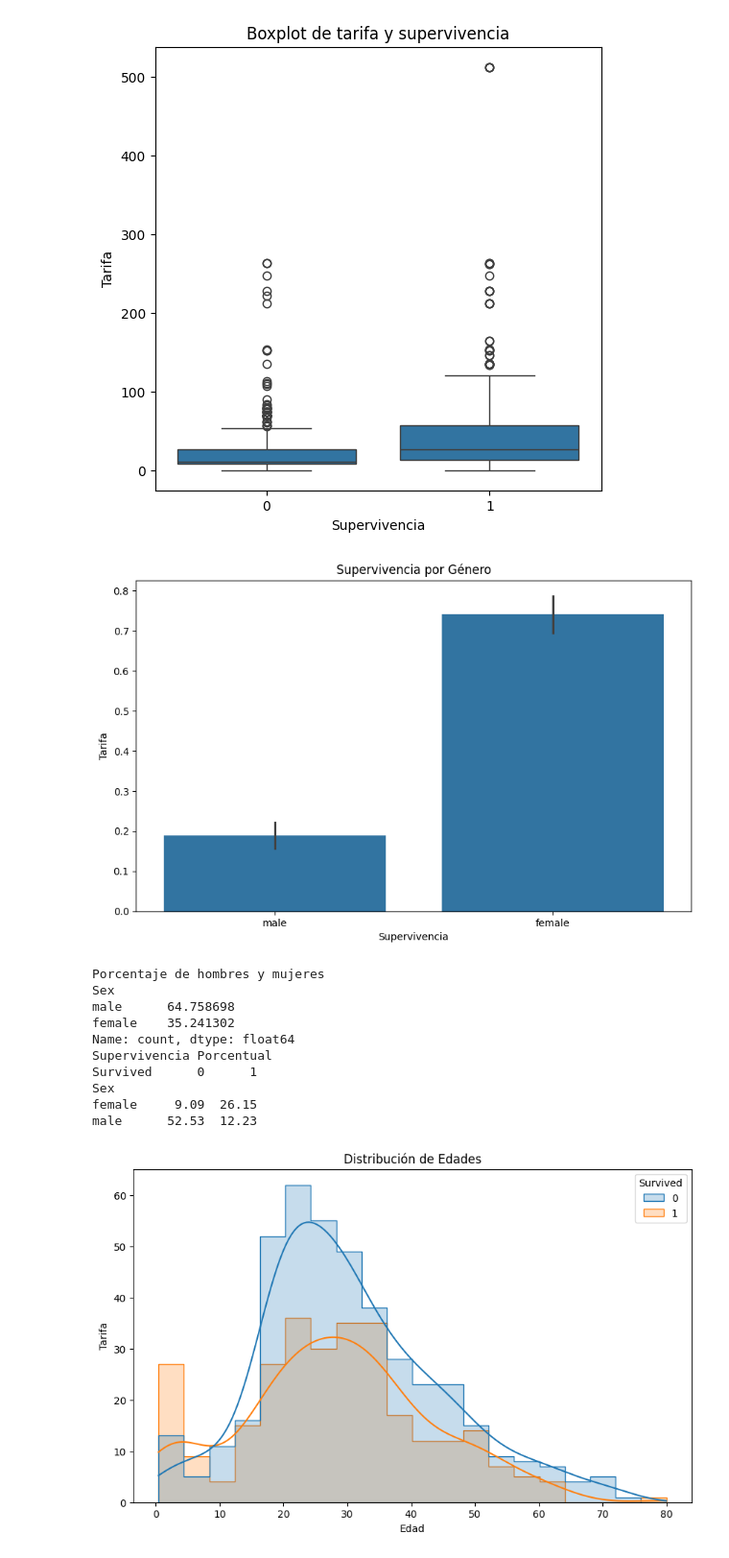
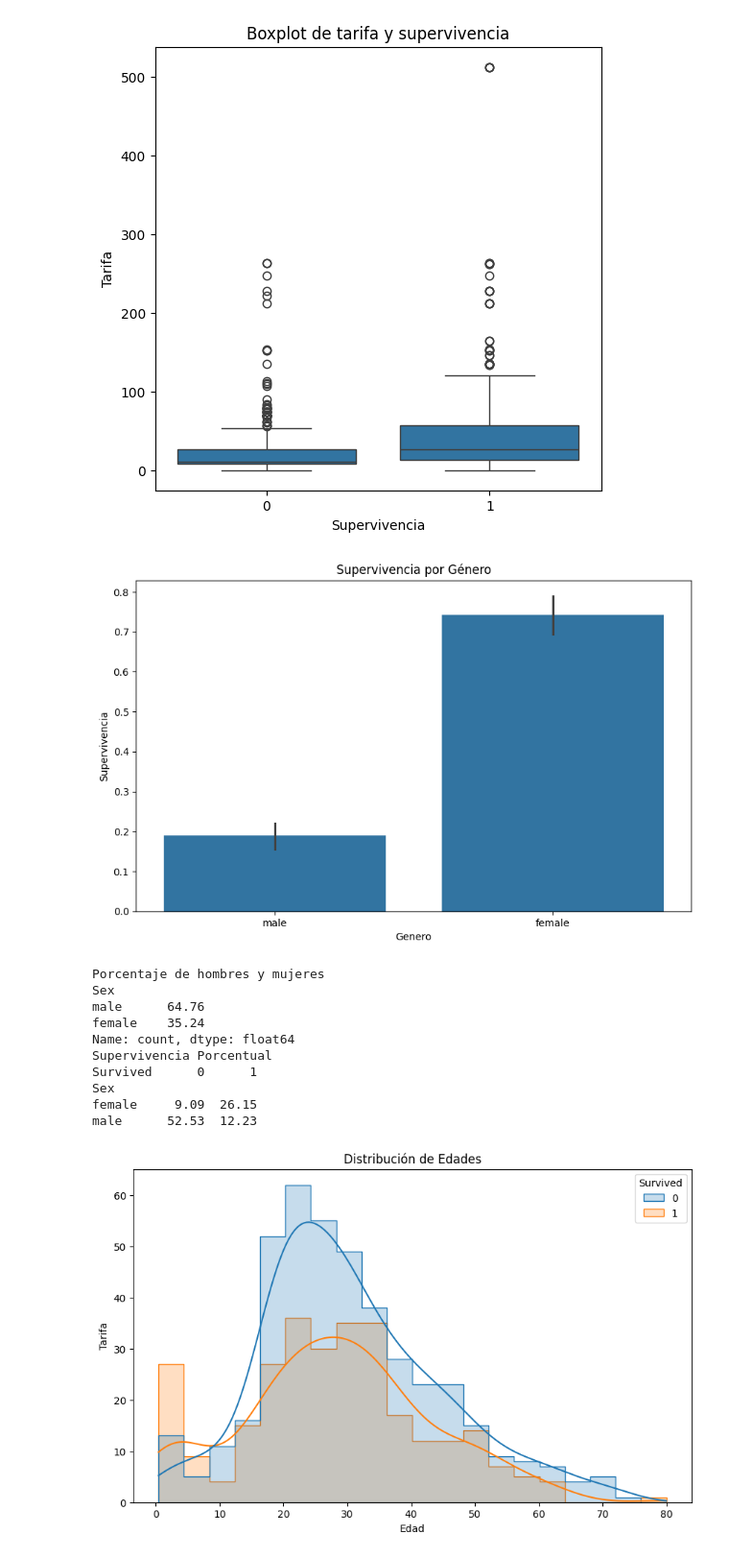
Before and after one commit to gil-brandon/TC2004B-gil-brandon, a Jupyter notebook: notebooks/Análisis_Exploratorio_de_Datos.ipynb, the cells around one changed output. Shown at 96% size. Drawn from its saved outputs; the diff is of its cells as text; code cells hidden in the pictures.

```diff
--- a/notebooks/Análisis_Exploratorio_de_Datos.ipynb
+++ b/notebooks/Análisis_Exploratorio_de_Datos.ipynb
@@ -265,23 +274,26 @@ plt.show()
 # %%
 plt.figure(figsize=(10, 6))
 sns.barplot(data=titanic, x='Sex', y='Survived')
-plt.ylabel('Tarifa')
-plt.xlabel('Supervivencia')
+plt.ylabel('Supervivencia')
+plt.xlabel('Genero')
 plt.title('Supervivencia por Género')
 plt.show()
 
+
+sexo = titanic['Sex'].value_counts()
+
 print("Porcentaje de hombres y mujeres")
-print(sexo / len(titanic) * 100)
+print((sexo / len(titanic) * 100).round(2))
 
 print("Supervivencia Porcentual")
 sex_supervivencia = pd.crosstab(titanic['Sex'], titanic['Survived'])
 print((sex_supervivencia / len(titanic) * 100).round(2))
 # %% [output]
-[figure, old version]
+[figure, new version]
 Porcentaje de hombres y mujeres
 Sex
-male      64.758698
-female    35.241302
+male      64.76
+female    35.24
 Name: count, dtype: float64
 Supervivencia Porcentual
 Survived      0      1
```
Also changed, not shown: parts of 9 cells of this notebook.
